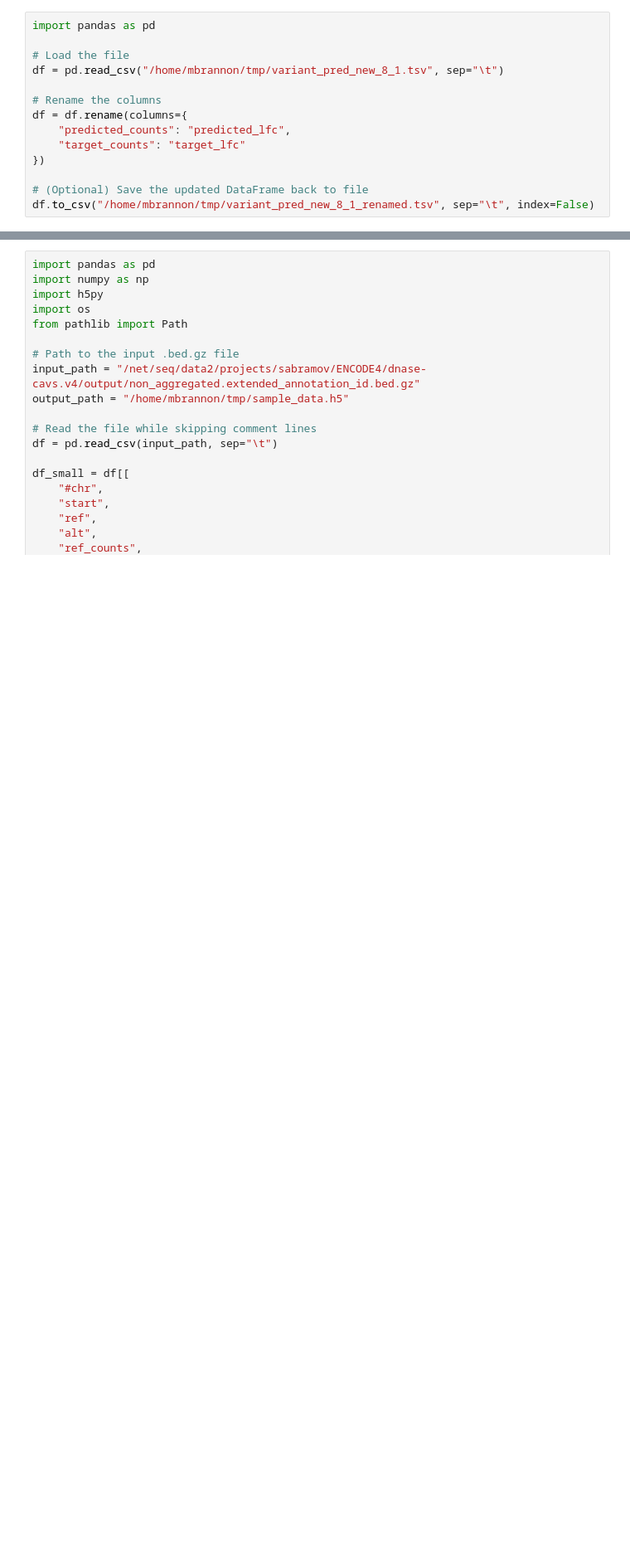
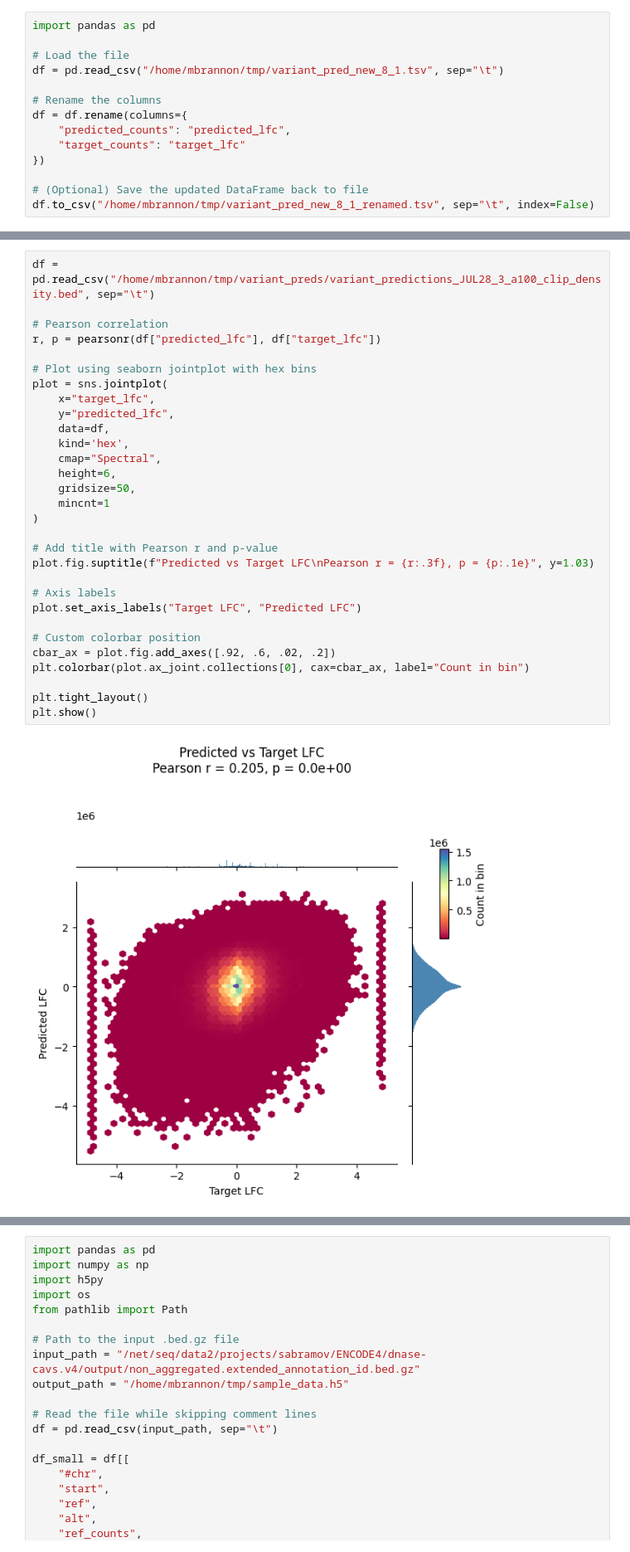
Before and after one commit to vierstralab/vinson, a Jupyter notebook: Prediction_analysis.ipynb, the cells around one changed output, grey strips where cells are left out. Shown at 83% size. Drawn from its saved outputs; the diff is of its cells as text; blank space fills up the shorter version.

```diff
--- a/Prediction_analysis.ipynb
+++ b/Prediction_analysis.ipynb
@@ -209,0 +300,32 @@ plt.show()
+# %%
+df = pd.read_csv("/home/mbrannon/tmp/variant_preds/variant_predictions_JUL28_3_a100_clip_density.bed", sep="\t")
+
+# Pearson correlation
+r, p = pearsonr(df["predicted_lfc"], df["target_lfc"])
+
+# Plot using seaborn jointplot with hex bins
+plot = sns.jointplot(
+    x="target_lfc",
+    y="predicted_lfc",
+    data=df,
+    kind='hex',
+    cmap="Spectral",
+    height=6,
+    gridsize=50,
+    mincnt=1
+)
+
+# Add title with Pearson r and p-value
+plot.fig.suptitle(f"Predicted vs Target LFC\nPearson r = {r:.3f}, p = {p:.1e}", y=1.03)
+
+# Axis labels
+plot.set_axis_labels("Target LFC", "Predicted LFC")
+
+# Custom colorbar position
+cbar_ax = plot.fig.add_axes([.92, .6, .02, .2])
+plt.colorbar(plot.ax_joint.collections[0], cax=cbar_ax, label="Count in bin")
+
+plt.tight_layout()
+plt.show()
+# %% [output]
+[figure, added]
```
Also changed, not shown: parts of 26 cells of this notebook, 10 other files.
